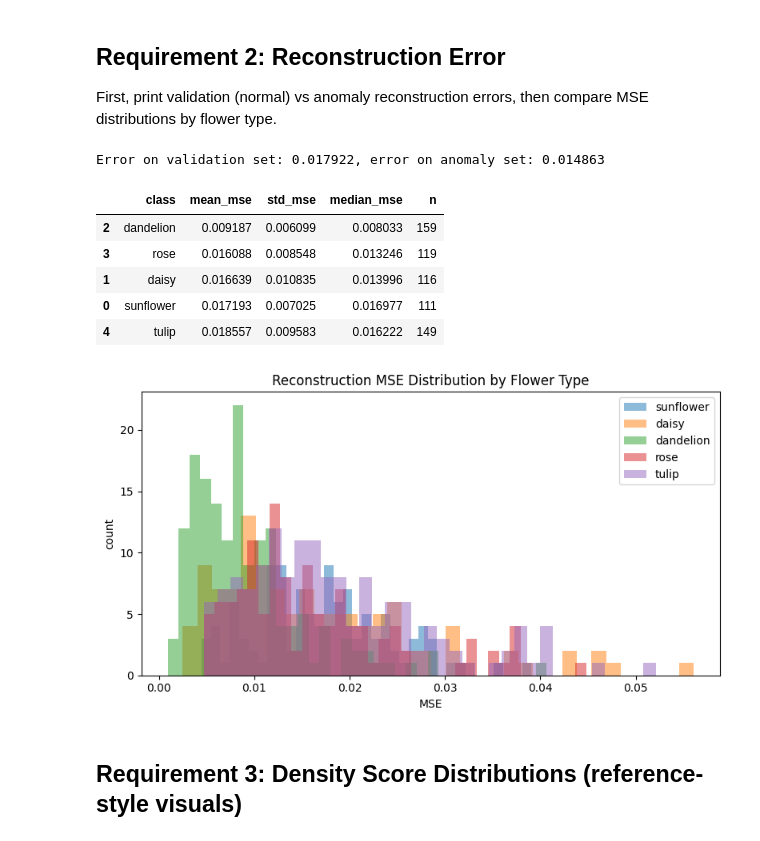
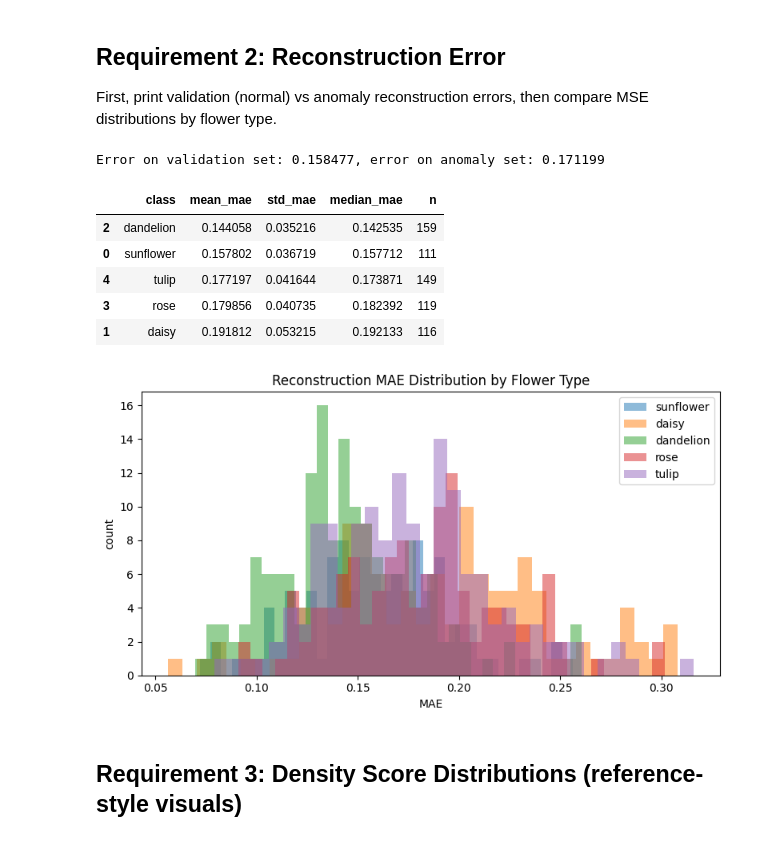
Before and after one commit to adamnelsonarcher/COSC6373, a Jupyter notebook: HW8/Part_B/HW08-PartB_Adam_Nelson-Archer.ipynb, the cells around one changed output. Drawn from its saved outputs; the diff is of its cells as text; code cells hidden in the pictures.

```diff
--- a/HW8/Part_B/HW08-PartB_Adam_Nelson-Archer.ipynb
+++ b/HW8/Part_B/HW08-PartB_Adam_Nelson-Archer.ipynb
@@ -320,21 +328,21 @@ plt.tight_layout()
 
 First, print validation (normal) vs anomaly reconstruction errors, then compare MSE distributions by flower type.
 # %%
+
 def load_array(paths: list[Path], img_size: tuple[int, int]) -> np.ndarray:
     arr = []
     for p in paths:
         b = tf.io.read_file(str(p))
         img = tf.image.decode_image(b, channels=3, expand_animations=False)
+        img = tf.image.central_crop(img, central_fraction=0.75) # Match dataset
         img = tf.image.resize(img, img_size)
         img = tf.cast(img, tf.float32) / 255.0
         arr.append(img.numpy())
     return np.asarray(arr, dtype=np.float32)
 
-
-def reconstruction_mse(model: tf.keras.Model, x: np.ndarray, batch_size: int = 64) -> np.ndarray:
+def reconstruction_mae(model: tf.keras.Model, x: np.ndarray, batch_size: int = 64) -> np.ndarray:
     recon = model.predict(x, batch_size=batch_size, verbose=0)
-    return np.mean((x - recon) ** 2, axis=(1, 2, 3))
-
+    return np.mean(np.abs(x - recon), axis=(1, 2, 3))
 
 # Normal train/validation/test arrays
 x_train = load_array(normal_train_paths, cfg_img_size)
@@ -349,48 +357,49 @@ for cls in anomaly_classes:
 # Aggregate anomaly array (for reference-style error print)
 x_anomaly_all = np.concatenate([x_anomaly_by_class[c] for c in anomaly_classes], axis=0)
 
-val_error_mean = float(np.mean(reconstruction_mse(autoencoder, x_val)))
-anomaly_error_mean = float(np.mean(reconstruction_mse(autoencoder, x_anomaly_all)))
+val_error_mean = float(np.mean(reconstruction_mae(autoencoder, x_val)))
+anomaly_error_mean = float(np.mean(reconstruction_mae(autoencoder, x_anomaly_all)))
 print(f"Error on validation set: {val_error_mean:.6f}, error on anomaly set: {anomaly_error_mean:.6f}")
 
 # Requirement comparison by flower type
-mse_by_class: dict[str, np.ndarray] = {cfg_normal_class: reconstruction_mse(autoencoder, x_norm_test)}
+mae_by_class: dict[str, np.ndarray] = {cfg_normal_class: reconstruction_mae(autoencoder, x_norm_test)}
 for cls in anomaly_classes:
-    mse_by_class[cls] = reconstruction_mse(autoencoder, x_anomaly_by_class[cls])
+    mae_by_class[cls] = reconstruction_mae(autoencoder, x_anomaly_by_class[cls])
 
 summary_rows = []
-for cls, values in mse_by_class.items():
+for cls, values in mae_by_class.items():
     summary_rows.append(
         {
             "class": cls,
-            "mean_mse": float(np.mean(values)),
-            "std_mse": float(np.std(values)),
-            "median_mse": float(np.median(values)),
+            "mean_mae": float(np.mean(values)),
+            "std_mae": float(np.std(values)),
+            "median_mae": float(np.median(values)),
             "n": len(values),
         }
     )
 
-mse_summary_df = pd.DataFrame(summary_rows).sort_values("mean_mse")
-mse_summary_df
+import pandas as pd
+mae_summary_df = pd.DataFrame(summary_rows).sort_values("mean_mae")
+mae_summary_df
 # %% [output]
-Error on validation set: 0.017922, error on anomaly set: 0.014863
+Error on validation set: 0.158477, error on anomaly set: 0.171199
-|  | class | mean_mse | std_mse | median_mse | n |
-| 2 | dandelion | 0.009187 | 0.006099 | 0.008033 | 159 |
-| 3 | rose | 0.016088 | 0.008548 | 0.013246 | 119 |
-| 1 | daisy | 0.016639 | 0.010835 | 0.013996 | 116 |
-| 0 | sunflower | 0.017193 | 0.007025 | 0.016977 | 111 |
-| 4 | tulip | 0.018557 | 0.009583 | 0.016222 | 149 |
+|  | class | mean_mae | std_mae | median_mae | n |
+| 2 | dandelion | 0.144058 | 0.035216 | 0.142535 | 159 |
+| 0 | sunflower | 0.157802 | 0.036719 | 0.157712 | 111 |
+| 4 | tulip | 0.177197 | 0.041644 | 0.173871 | 149 |
+| 3 | rose | 0.179856 | 0.040735 | 0.182392 | 119 |
+| 1 | daisy | 0.191812 | 0.053215 | 0.192133 | 116 |
 # %%
 plt.figure(figsize=(8, 4.5))
 for cls in [cfg_normal_class] + anomaly_classes:
-    plt.hist(mse_by_class[cls], bins=35, alpha=0.5, label=cls)
-plt.title("Reconstruction MSE Distribution by Flower Type")
-plt.xlabel("MSE")
+    plt.hist(mae_by_class[cls], bins=35, alpha=0.5, label=cls)
+plt.title("Reconstruction MAE Distribution by Flower Type")
+plt.xlabel("MAE")
 plt.ylabel("count")
 plt.legend()
 plt.tight_layout()
 # %% [output]
-[figure, old version]
+[figure, new version]
 # %% [markdown]
 ## Requirement 3: Density Score Distributions (reference-style visuals)
 # %%
```
Also changed, not shown: parts of 7 cells of this notebook, 4 other files.
